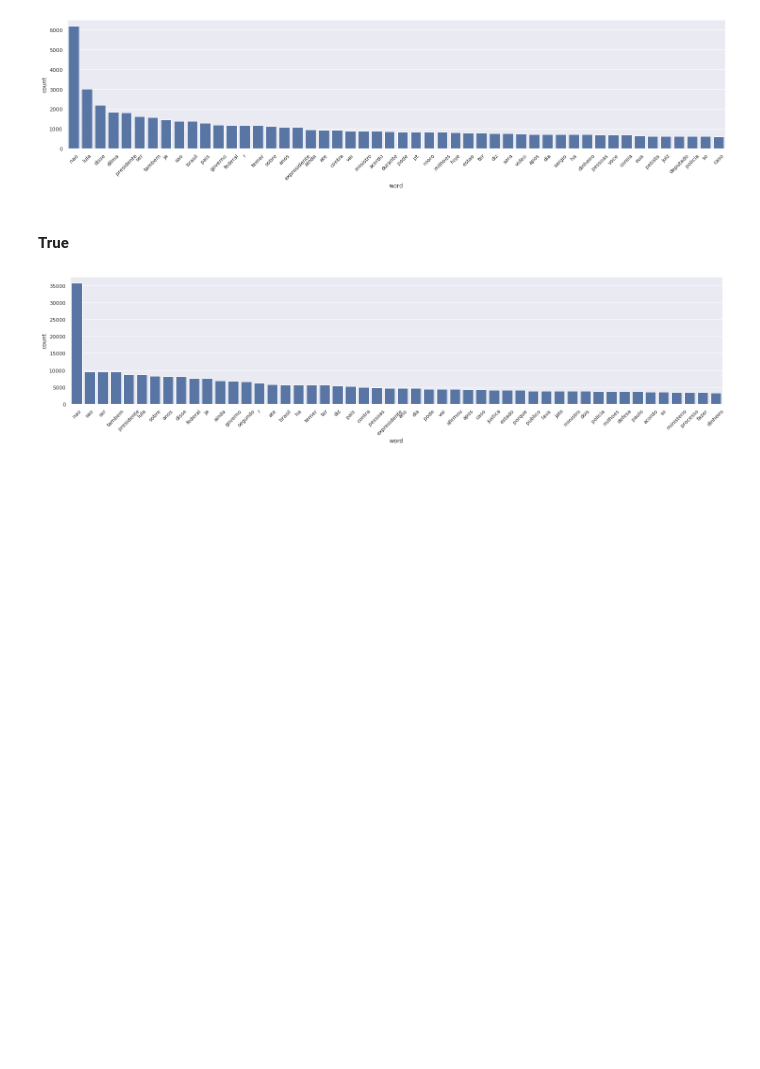
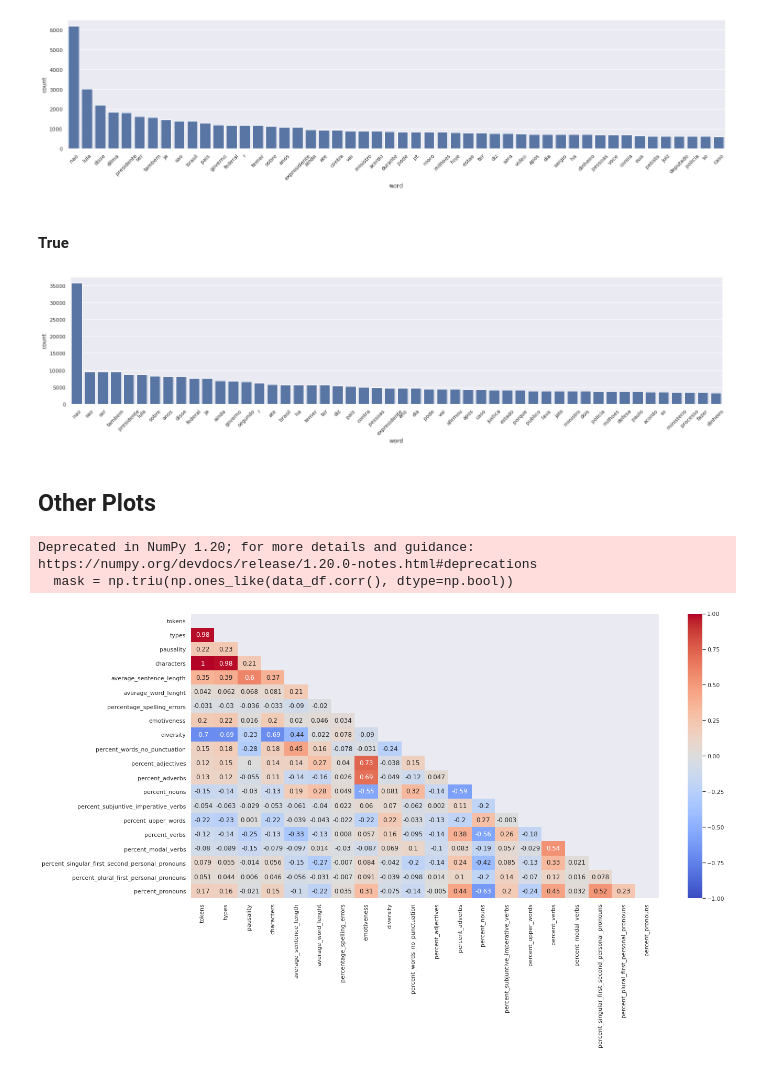
Before and after one commit to limagbz/fake-news-ptBR, a Jupyter notebook: notebooks/4 - Exploratory Data Analysis.ipynb, the cells around one changed output. Saved outputs shown, nothing was run; the diff lists cells and outputs as text; code cells hidden in the pictures; blank space fills up the shorter version.

Commit message:
corr matrix

```diff
--- a/notebooks/4 - Exploratory Data Analysis.ipynb
+++ b/notebooks/4 - Exploratory Data Analysis.ipynb
@@ -32,6 +32,8 @@ This notebooks shows the steps taken to do the exploratory data analysis. Note t
 # %%
 CURRENT_WORK_DIRECTORY = Path().resolve().parents[0]
 PROCESSED_DATA_FOLDER = CURRENT_WORK_DIRECTORY / 'data/processed/'
+FIGURES_FOLDER = CURRENT_WORK_DIRECTORY / 'reports/figures/eda/corr_matrix_v2'
+FIGURES_FOLDER.mkdir(exist_ok=True, parents=True)
 # %% [markdown]
 ## Data Loading
 # %%
@@ -280,3 +282,14 @@ g = sns.barplot(x="word", y="count", data=true_counter, color=sns.color_palette(
 g = plt.xticks(rotation=45)
 # %% [output]
 [figure]
+# %% [markdown]
+## Other Plots
+# %%
+plt.figure(figsize=(20, 10))
+mask = np.triu(np.ones_like(data_df.corr(), dtype=np.bool))
+heatmap = sns.heatmap(data_df.corr().round(3), mask=mask, vmin=-1, vmax=1, annot=True, cmap='coolwarm')
+heatmap.get_figure().savefig(FIGURES_FOLDER/'fig_corr_matrix_v2.png', dpi=300, format='png')
+# %% [output]
+Deprecated in NumPy 1.20; for more details and guidance: https://numpy.org/devdocs/release/1.20.0-notes.html#deprecations
+  mask = np.triu(np.ones_like(data_df.corr(), dtype=np.bool))
+[figure, added]
```
Also changed, not shown: parts of 1 cell of this notebook, 2 other files.
